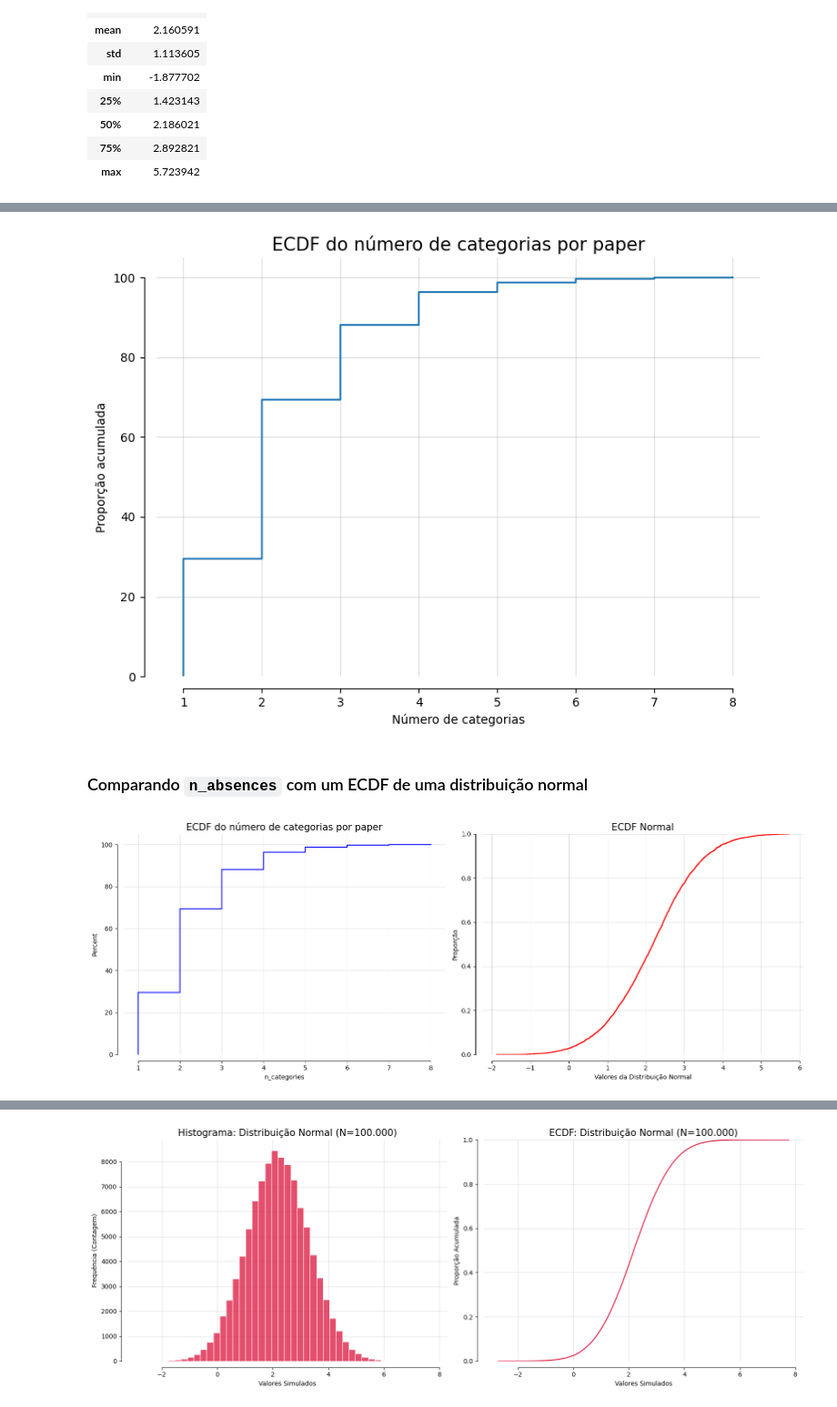
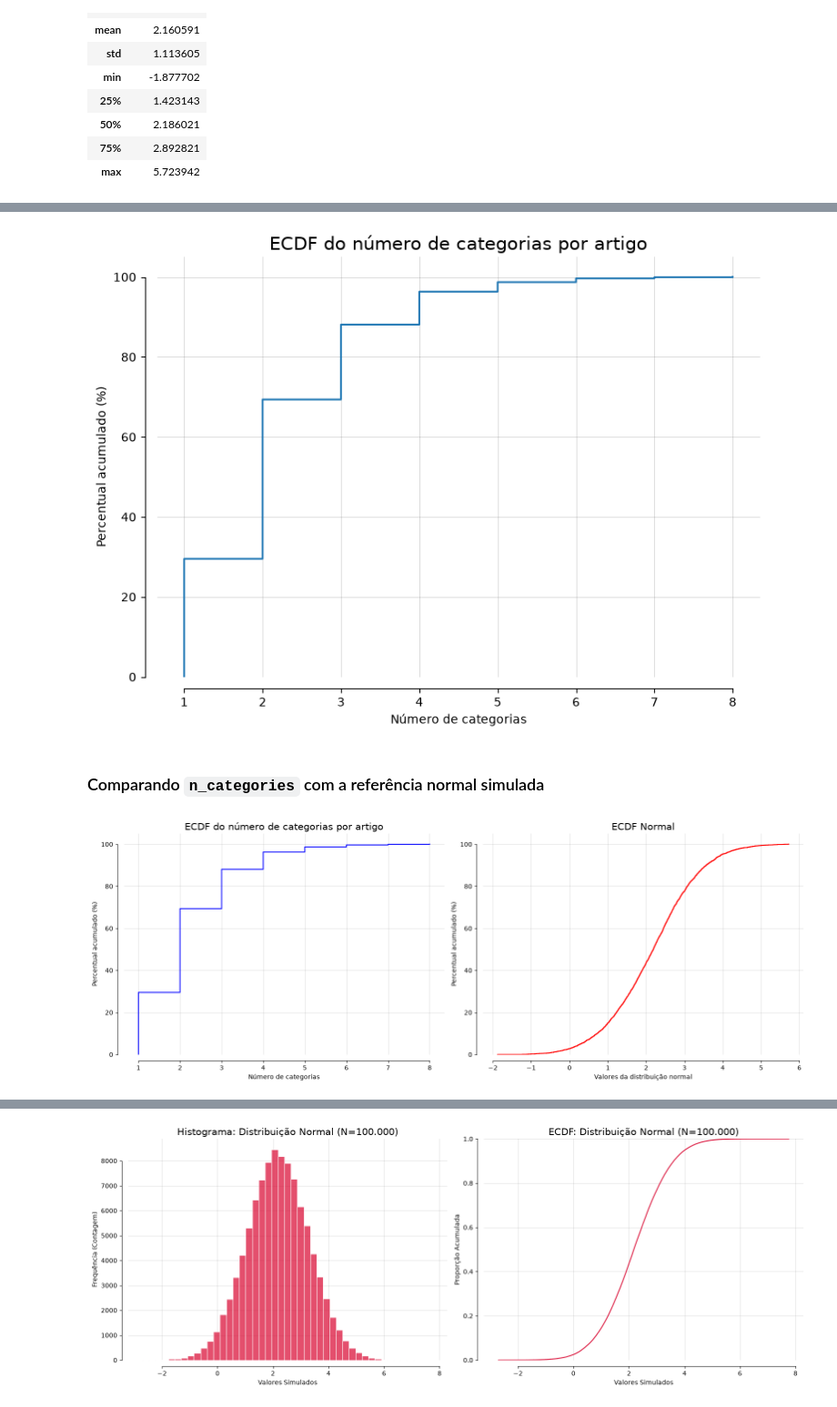
Before and after one commit to jhlopesalves/eda_humanidades, a Jupyter notebook: encontro_5/enc_5.ipynb, the cells around one changed output, grey strips where cells are left out. Shown at 91% size. Drawn from its saved outputs; the diff is of its cells as text; code cells hidden in the pictures.

```diff
--- a/encontro_5/enc_5.ipynb
+++ b/encontro_5/enc_5.ipynb
@@ -16,7 +16,13 @@ arxiv_url = (
     "encontro_5/data/arxiv_eda_papers.csv"
 )
 
-arxiv_df = pd.read_csv(arxiv_url)
+arxiv_df = pd.read_csv(
+    arxiv_url,
+    dtype={"paper_id": "string"},
+)
+
+identificadores_de_controle = {"2205.10370", "2007.03500"}
+assert identificadores_de_controle.issubset(set(arxiv_df["paper_id"]))
 # %%
 arxiv_df.head()
 # %% [output]
@@ -61,7 +67,6 @@ arxiv_df.describe()
 # %%
 arxiv_df = arxiv_df.astype(
     {
-        "paper_id": "string",
         "title": "string",
         "abstract_preview": "string",
         "primary_category": "category",
@@ -338,10 +340,10 @@ sns.ecdfplot(
     stat="percent",
 )
 
-ax.set_title("ECDF do número de categorias por paper", fontsize=15)
+ax.set_title("ECDF do número de categorias por artigo", fontsize=15)
 ax.set(
     xlabel="Número de categorias",
-    ylabel="Proporção acumulada",
+    ylabel="Percentual acumulado (%)",
 )
 ax.grid(True, alpha=0.4, linewidth=0.5, color="grey")
 ax.set_axisbelow(True)
@@ -350,43 +352,47 @@ sns.despine(ax=ax, top=True, right=True, trim=True, offset=10)
 plt.tight_layout()
 plt.show()
 # %% [output]
-[figure, old version]
+[figure, new version]
 # %% [markdown]
-### Comparando `n_absences` com um ECDF de uma distribuição normal
+### Comparando `n_categories` com a referência normal simulada
 # %%
 fig, (ax1, ax2) = plt.subplots(1, 2, figsize=(16, 6))
 
 sns.ecdfplot(
     data=arxiv_df,
     x="n_categories",
     ax=ax1,
     color="b",
     stat="percent",
 )
 
-ax1.set_title("ECDF do número de categorias por paper", fontsize=15)
-ax.set(
+ax1.set_title("ECDF do número de categorias por artigo", fontsize=15)
+ax1.set(
     xlabel="Número de categorias",
-    ylabel="Proporção acumulada",
+    ylabel="Percentual acumulado (%)",
 )
 ax1.grid(True, alpha=0.4, linewidth=0.5, color="grey")
 ax1.set_axisbelow(True)
 
 sns.ecdfplot(
     data=normal_df,
     x="value",
     ax=ax2,
     color="r",
+    stat="percent",
 )
 
 ax2.set_title("ECDF Normal", fontsize=15)
-ax2.set(xlabel="Valores da Distribuição Normal", ylabel="Proporção")
+ax2.set(
+    xlabel="Valores da distribuição normal",
+    ylabel="Percentual acumulado (%)",
+)
 ax2.grid(True, alpha=0.4, linewidth=0.5, color="grey")
 ax2.set_axisbelow(True)
 
 sns.despine(fig=fig, top=True, right=True, trim=True, offset=10)
 plt.tight_layout()
 plt.show()
 # %% [output]
-[figure, old version]
+[figure, new version]
 # %% [markdown]
```
Also changed, not shown: parts of 26 cells of this notebook, 33 other files.
